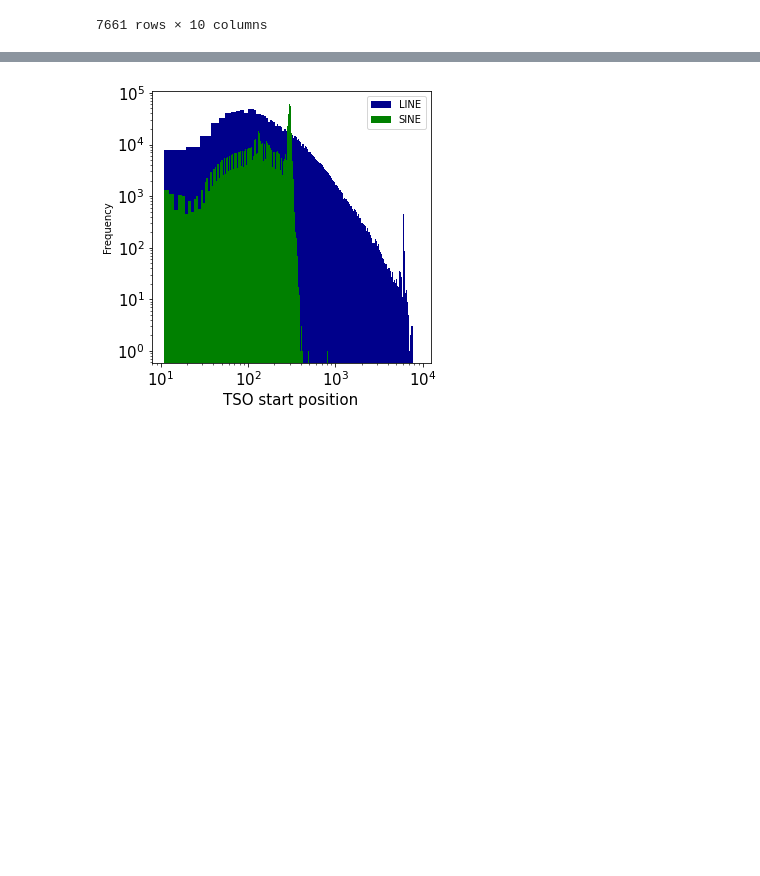
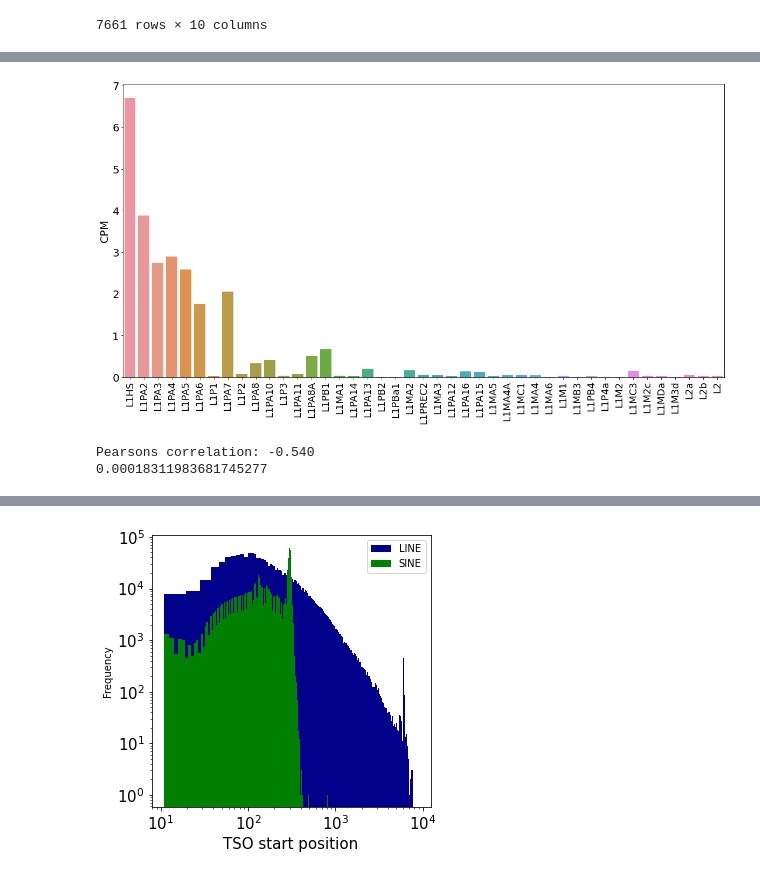
Before and after one commit to dmnburrows/line1_ageing, a Jupyter notebook: te_rna.ipynb, the cells around one changed output, grey strips where cells are left out. Drawn from its saved outputs; the diff is of its cells as text; code cells hidden in the pictures; blank space fills up the shorter version.

```diff
--- a/te_rna.ipynb
+++ b/te_rna.ipynb
@@ -707,0 +728,17 @@ line
+# %%
+sort_age, sort_name = adm.sort_2list(evol_age[evol_age['family'] == 'LINE']['age'].values, evol_age[evol_age['family'] == 'LINE']['element'].values)
+# %%
+import seaborn as sns
+fig,ax = plt.subplots(figsize=(20,10))
+sns.barplot(data=line.groupby(['gene_id']).sum(), x=line.groupby(['gene_id']).sum().index, y="CPM", order=sort_name)
+#increase size of labels
+plt.xticks(fontsize=18, rotation=90)
+plt.yticks(fontsize=20)
+#remove xlabel
+plt.xlabel('')
+plt.ylabel('CPM', fontsize=20)
+#make yaxis log scale
+#plt.yscale('log')
+plt.show()
+# %% [output]
+[figure, added]
@@ -707,0 +755,9 @@ line
+# %%
+#do pearsons correlation on age vs counts
+from scipy.stats import pearsonr
+corr, _ = pearsonr(age, counts)
+print('Pearsons correlation: %.3f' % corr)
+print(_)
+# %% [output]
+Pearsons correlation: -0.540
+0.00018311983681745277
```
Also changed, not shown: parts of 30 cells of this notebook.
